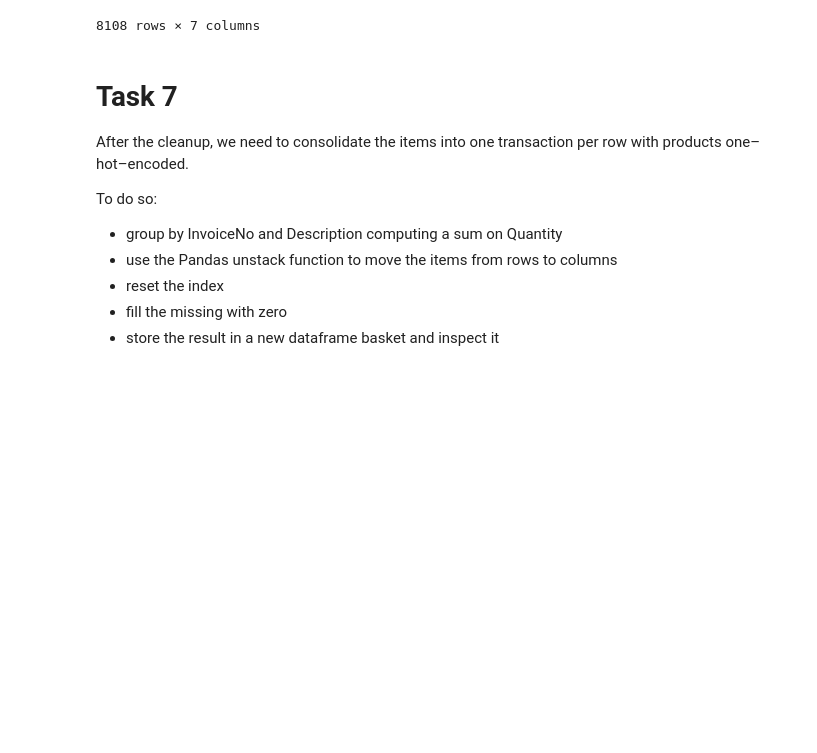
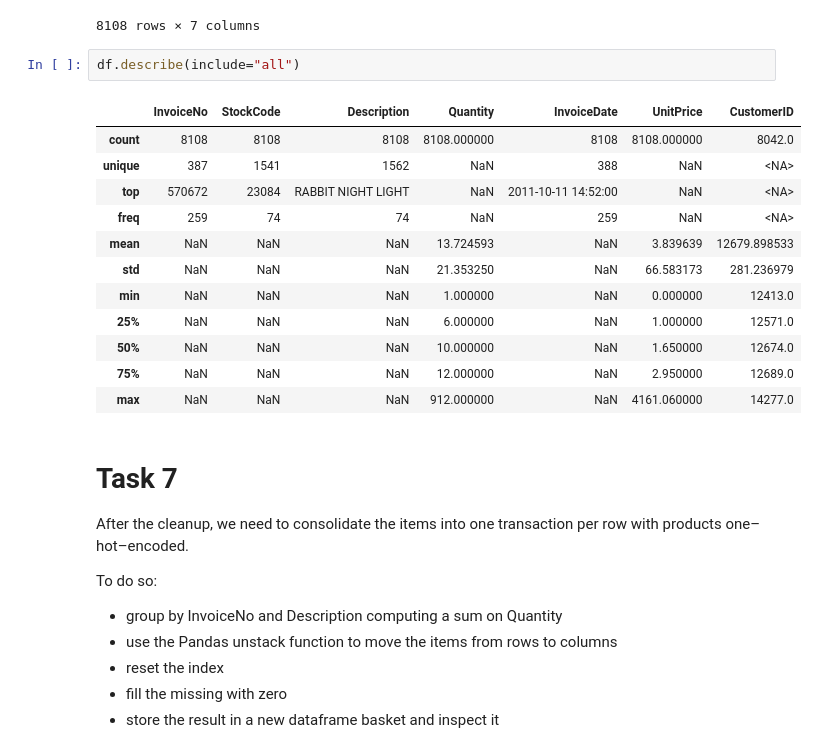
Before and after one commit to koltrakak-learning-repos/MLDM_learning_repo, a Jupyter notebook: Machine Learning/labs/Lab-topic-7-association-rules/esame.ipynb, the cells around one changed output. Cells and saved outputs as stored; diff of their text form; blank space fills up the shorter version.

```diff
--- a/Machine Learning/labs/Lab-topic-7-association-rules/esame.ipynb
+++ b/Machine Learning/labs/Lab-topic-7-association-rules/esame.ipynb
@@ -129,6 +155,21 @@ Index([  19,   26,   42,  105,  146,  165,  177,  181,  196,  237,
 | 8555 | 581587 | 23255 | CHILDRENS CUTLERY CIRCUS PARADE | 4.0 | 2011-12-09 12:50:00 | 4.15 | 12680.0 |
 | 8556 | 581587 | 22138 | BAKING SET 9 PIECE RETROSPOT | 3.0 | 2011-12-09 12:50:00 | 4.95 | 12680.0 |
 8108 rows × 7 columns
+# %%
+df.describe(include="all")
+# %% [output]
+|  | InvoiceNo | StockCode | Description | Quantity | InvoiceDate | UnitPrice | CustomerID |
+| count | 8108 | 8108 | 8108 | 8108.000000 | 8108 | 8108.000000 | 8042.0 |
+| unique | 387 | 1541 | 1562 | NaN | 388 | NaN | <NA> |
+| top | 570672 | 23084 | RABBIT NIGHT LIGHT | NaN | 2011-10-11 14:52:00 | NaN | <NA> |
+| freq | 259 | 74 | 74 | NaN | 259 | NaN | <NA> |
+| mean | NaN | NaN | NaN | 13.724593 | NaN | 3.839639 | 12679.898533 |
+| std | NaN | NaN | NaN | 21.353250 | NaN | 66.583173 | 281.236979 |
+| min | NaN | NaN | NaN | 1.000000 | NaN | 0.000000 | 12413.0 |
+| 25% | NaN | NaN | NaN | 6.000000 | NaN | 1.000000 | 12571.0 |
+| 50% | NaN | NaN | NaN | 10.000000 | NaN | 1.650000 | 12674.0 |
+| 75% | NaN | NaN | NaN | 12.000000 | NaN | 2.950000 | 12689.0 |
+| max | NaN | NaN | NaN | 912.000000 | NaN | 4161.060000 | 14277.0 |
 # %% [markdown]
 # Task 7
 
```
Also changed, not shown: parts of 9 cells of this notebook, 5 other files.
